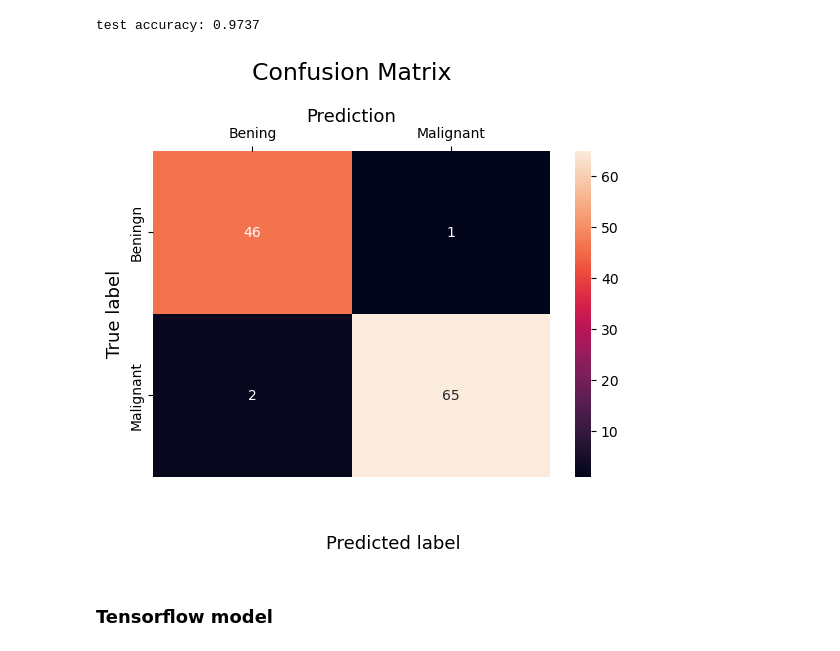
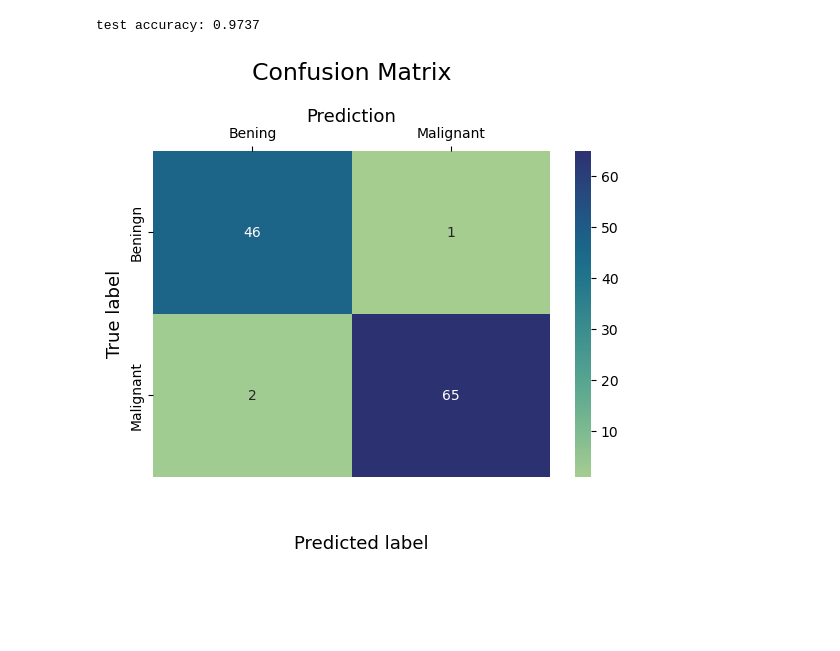
Before and after one commit to MariaFlyAway/Project2_FYS-STK3155, a Jupyter notebook: Code/Neural_Net/scikit_learn_classifier.ipynb, the cells around one changed output. Drawn from its saved outputs; the diff is of its cells as text; code cells hidden in the pictures; blank space fills up the shorter version.

Commit message:
Updated plots for comparison between own implementation and sklearn

```diff
--- a/Code/Neural_Net/scikit_learn_classifier.ipynb
+++ b/Code/Neural_Net/scikit_learn_classifier.ipynb
@@ -21,7 +21,7 @@ cancer = load_breast_cancer()
 X_train, X_test, y_train, y_test = train_test_split(cancer.data, cancer.target, test_size=0.2, random_state=0)
 # %%
 N = 500
-learning_rates = np.logspace(-4, -1/2, N)
+learning_rates = np.logspace(-4, -1, N)
 scores = np.zeros(N)
 
 for idx, lr in enumerate(learning_rates):
@@ -62,19 +62,18 @@ cm = confusion_matrix(y_test, y_pred)
 # %%
 sns.heatmap(cm,
             annot=True,
             fmt='g',
             xticklabels=['Bening','Malignant'],
-            yticklabels=['Beningn','Malignant'])
+            yticklabels=['Beningn','Malignant'],
+            cmap='crest')
 plt.ylabel('True label', fontsize=13)
 plt.title('Confusion Matrix', fontsize=17, pad=20)
 plt.gca().xaxis.set_label_position('top')
 plt.xlabel('Prediction', fontsize=13)
 plt.gca().xaxis.tick_top()
 
 plt.gca().figure.subplots_adjust(bottom=0.2)
-plt.gca().figure.text(0.5, 0.05, 'Predicted label', ha='center', fontsize=13)
+plt.gca().figure.text(0.45, 0.05, 'Predicted label', ha='center', fontsize=13)
 plt.show()
 # %% [output]
-[figure, old version]
+[figure, new version]
-# %% [markdown]
-### Tensorflow model
```
Also changed, not shown: parts of 6 cells of this notebook, 7 other files.
